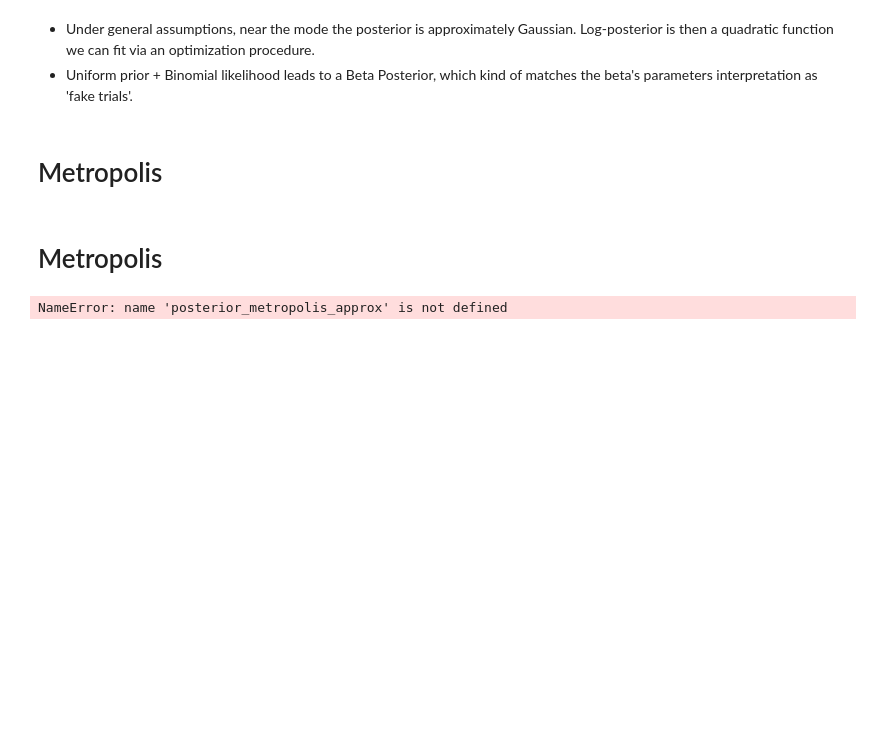
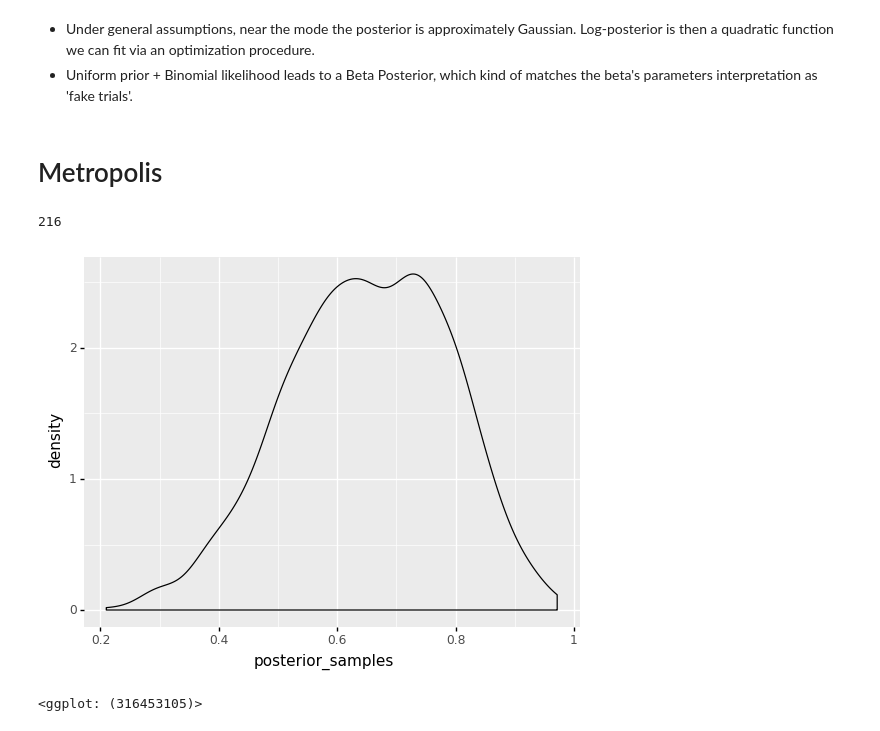
Before and after one commit to ciguaran/statistical_rethinking, a Jupyter notebook: Chapter_2.ipynb, the cells around one changed output. Saved outputs shown, nothing was run; the diff lists cells and outputs as text; code cells hidden in the pictures; blank space fills up the shorter version.

```diff
--- a/Chapter_2.ipynb
+++ b/Chapter_2.ipynb
@@ -69,2 +43,0 @@ def posterior_metropolis_approx(samples=5, success=6, tosses=9):
-# %% [markdown]
-# Metropolis
@@ -95,6 +44,35 @@ def posterior_metropolis_approx(samples=5, success=6, tosses=9):
-# %%
-(ggplot(posterior_metropolis_approx(5), aes(x='param_value', y='p'))
-+ geom_line()
-+ geom_point())
-# %% [output]
-NameError: name 'posterior_metropolis_approx' is not defined
+# %%
+def posterior_metropolis_approx(n_samples=5, success=6, tosses=9):
+    """
+    Using a half normal distribution as
+    proposal
+    """
+    rejections = 0
+    old_sample = np.array([0.5])
+    samples = np.zeros(n_samples)
+    for i,_ in enumerate(range(n_samples)):
+        new_sample = stats.norm.rvs(old_sample, 0.1, size=1, random_state=None)
+        if new_sample < 0:
+            # this turns normal into half normal.
+            new_sample = abs(new_sample)
+        if new_sample > 1:
+            new_sample = 2-new_sample
+        p_new_sample = stats.binom.pmf(success, n=tosses, p=new_sample)
+        p_old_sample = stats.binom.pmf(success, n=tosses, p=old_sample)
+        # accept with prob p(p_new)/p(p_old)
+        if stats.uniform(0,1).rvs() < (p_new_sample/p_old_sample):
+            samples[i] = new_sample
+            old_sample = new_sample
+        else:
+            samples[i] = old_sample
+            rejections+=1
+    print(rejections)
+    return samples
+# %%
+(ggplot(pd.DataFrame({'posterior_samples':posterior_metropolis_approx(1000)}), aes(x='posterior_samples'))
++ geom_density()
+)
+# %% [output]
+216
+[figure, added]
+<ggplot: (316453105)>
```
Also changed, not shown: parts of 69 cells of this notebook, 4 other files.
